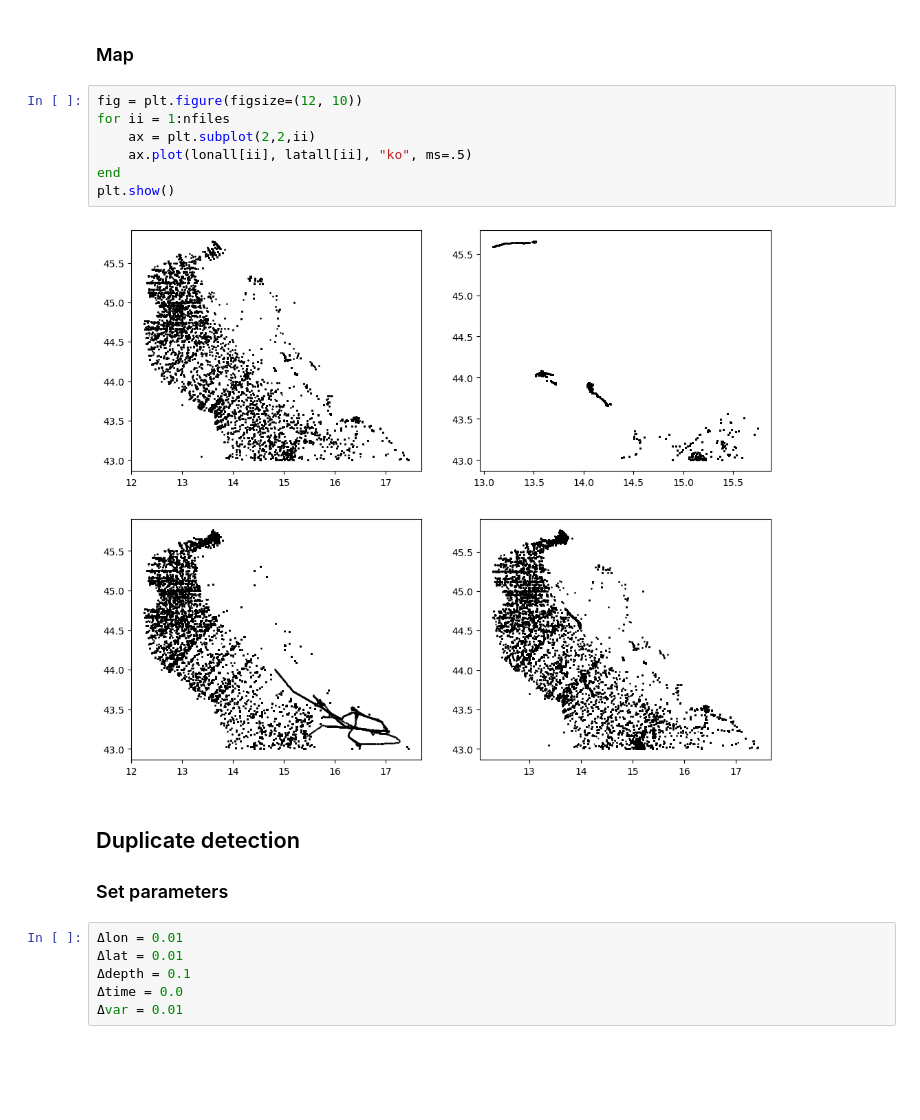
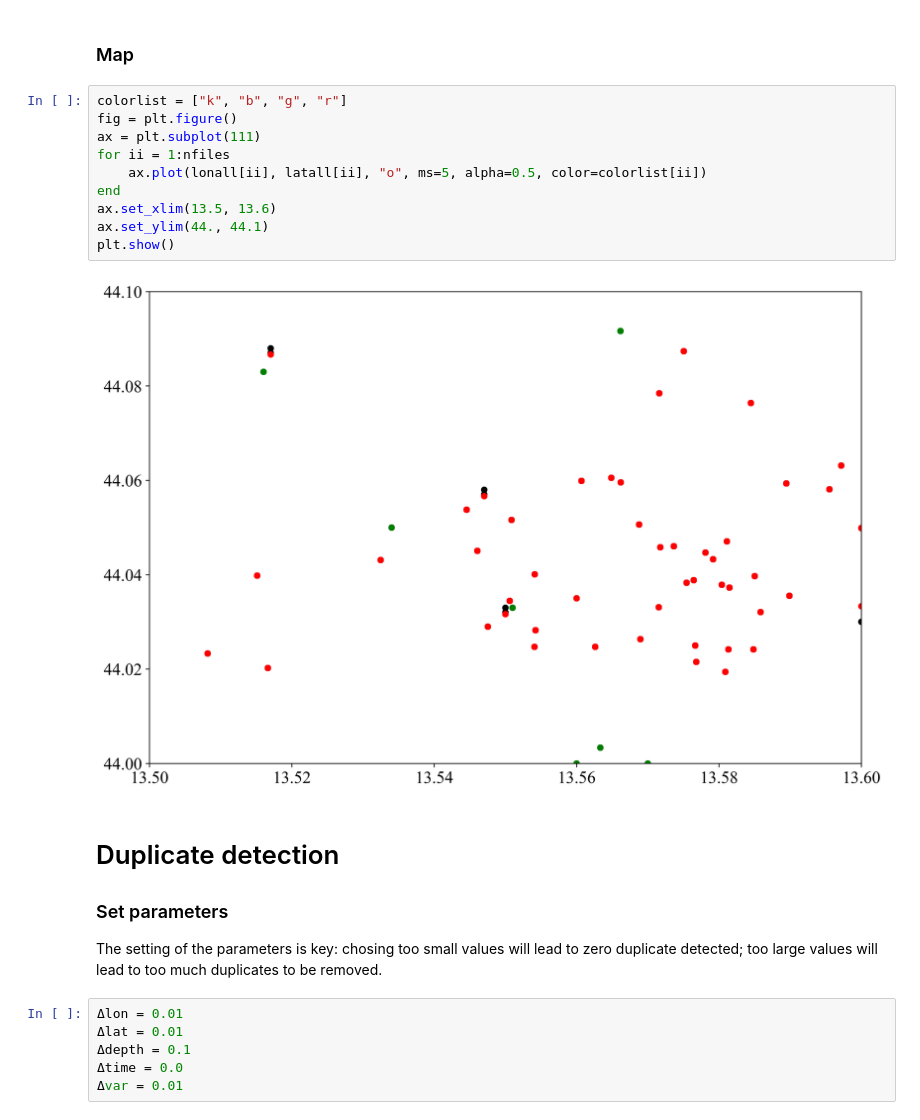
Before and after one commit to gher-uliege/DIVAnd-FAIR-EASE, a Jupyter notebook: src/remove_duplicates.ipynb, the cells around one changed output. Cells and saved outputs as stored; diff of their text form; blank space fills up the shorter version.

Commit message:
duplicate detection

```diff
--- a/src/remove_duplicates.ipynb
+++ b/src/remove_duplicates.ipynb
@@ -96,17 +114,21 @@ plt.show()
 # %% [markdown]
 ### Map
-# %%
-fig = plt.figure(figsize=(12, 10))
-for ii = 1:nfiles
-    ax = plt.subplot(2,2,ii)
-    ax.plot(lonall[ii], latall[ii], "ko", ms=.5)
-end
-plt.show()
-# %% [output]
-[figure, removed]
+# %%
+colorlist = ["k", "b", "g", "r"]
+fig = plt.figure()
+ax = plt.subplot(111)
+for ii = 1:nfiles
+    ax.plot(lonall[ii], latall[ii], "o", ms=5, alpha=0.5, color=colorlist[ii])
+end
+ax.set_xlim(13.5, 13.6)
+ax.set_ylim(44., 44.1)
+plt.show()
+# %% [output]
+[figure, added]
 # %% [markdown]
-## Duplicate detection
+# Duplicate detection
 ### Set parameters
+The setting of the parameters is key: chosing too small values will lead to zero duplicate detected; too large values will lead to too much duplicates to be removed.
 # %%
 Δlon = 0.01
 Δlat = 0.01
```
Also changed, not shown: parts of 10 cells of this notebook, 3 other files.
